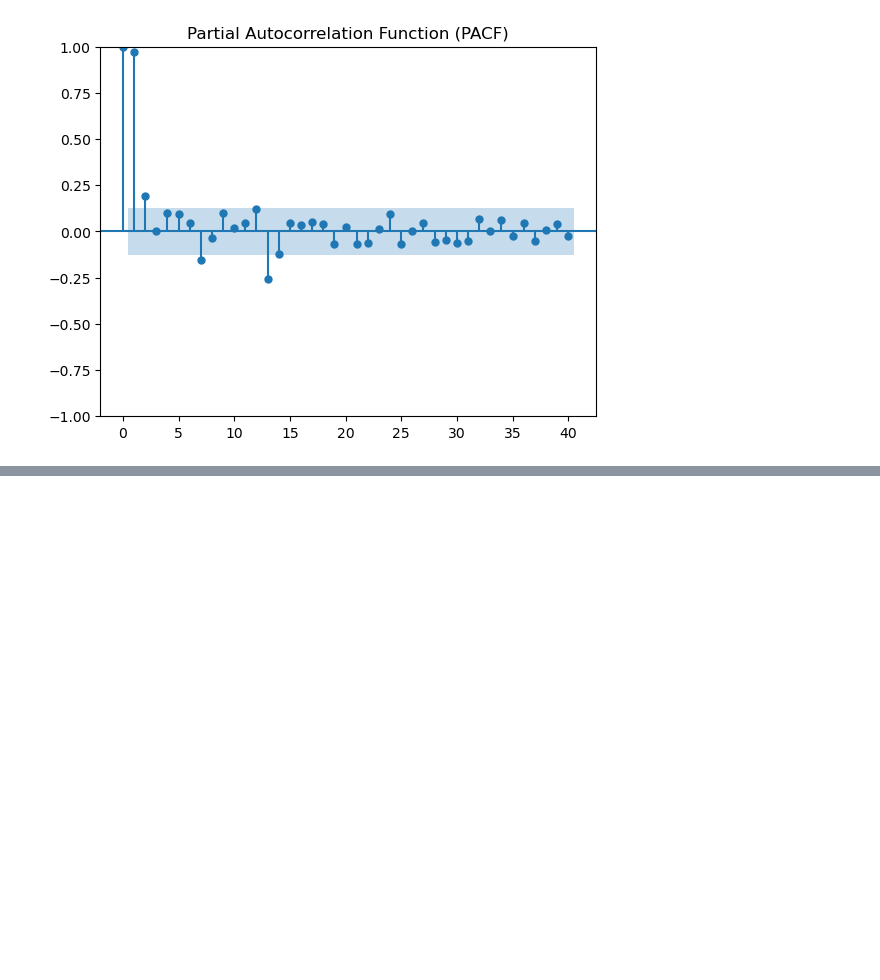
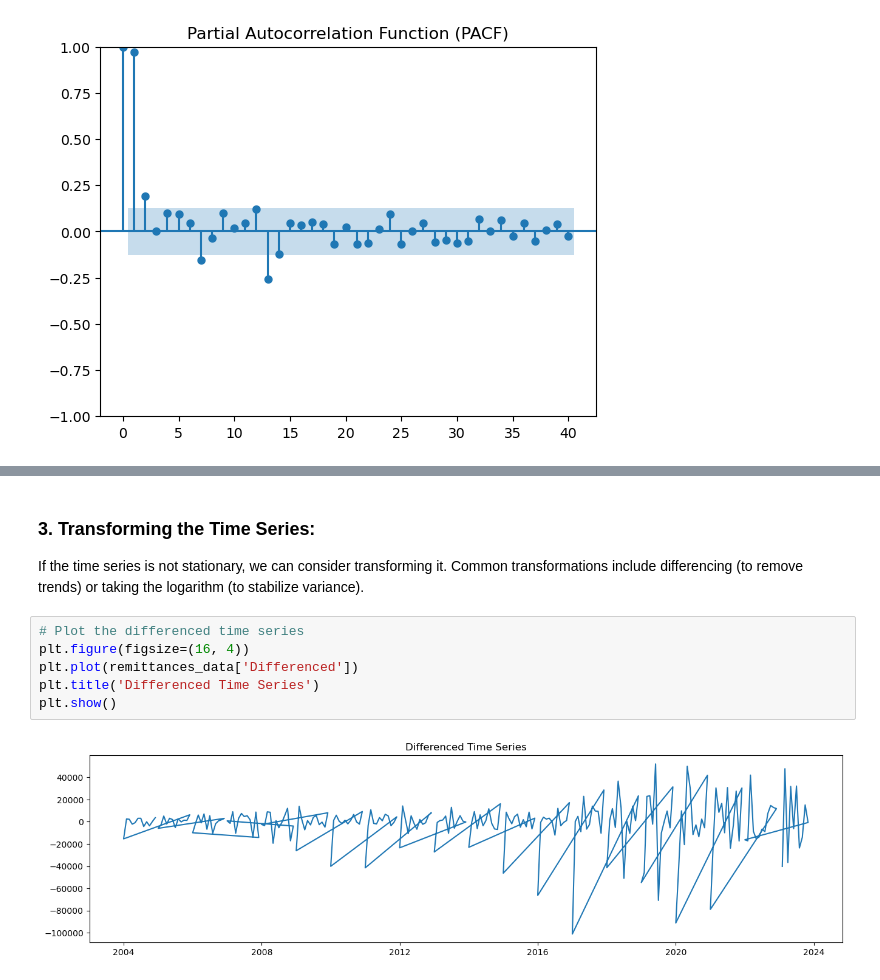
Before and after one commit to MadScie254/Predictive-Modeling-for-Monthly-Total-Remittances-CBK, a Jupyter notebook: Overview.ipynb, the cells around one changed output, grey strips where cells are left out. Drawn from its saved outputs; the diff is of its cells as text; blank space fills up the shorter version.

```diff
--- a/Overview.ipynb
+++ b/Overview.ipynb
@@ -452,0 +488,11 @@ plt.show()
+# %% [markdown]
+### 3. Transforming the Time Series:
+If the time series is not stationary, we can consider transforming it. Common transformations include differencing (to remove trends) or taking the logarithm (to stabilize variance).
+# %%
+# Plot the differenced time series
+plt.figure(figsize=(16, 4))
+plt.plot(remittances_data['Differenced'])
+plt.title('Differenced Time Series')
+plt.show()
+# %% [output]
+[figure, added]
```
Also changed, not shown: parts of 6 cells of this notebook.
